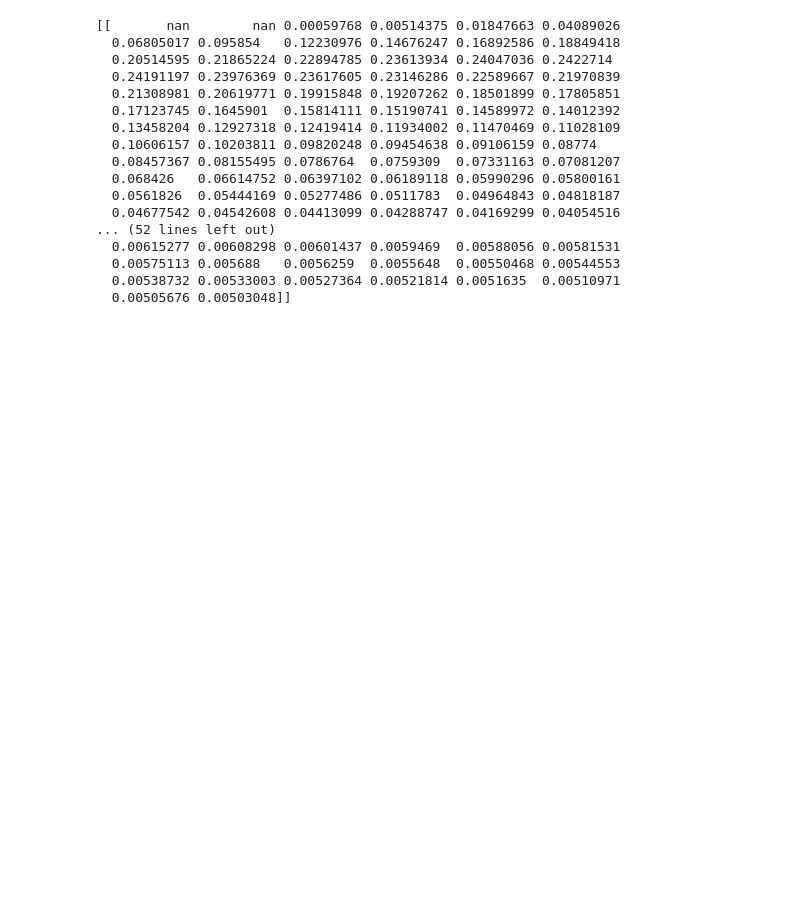
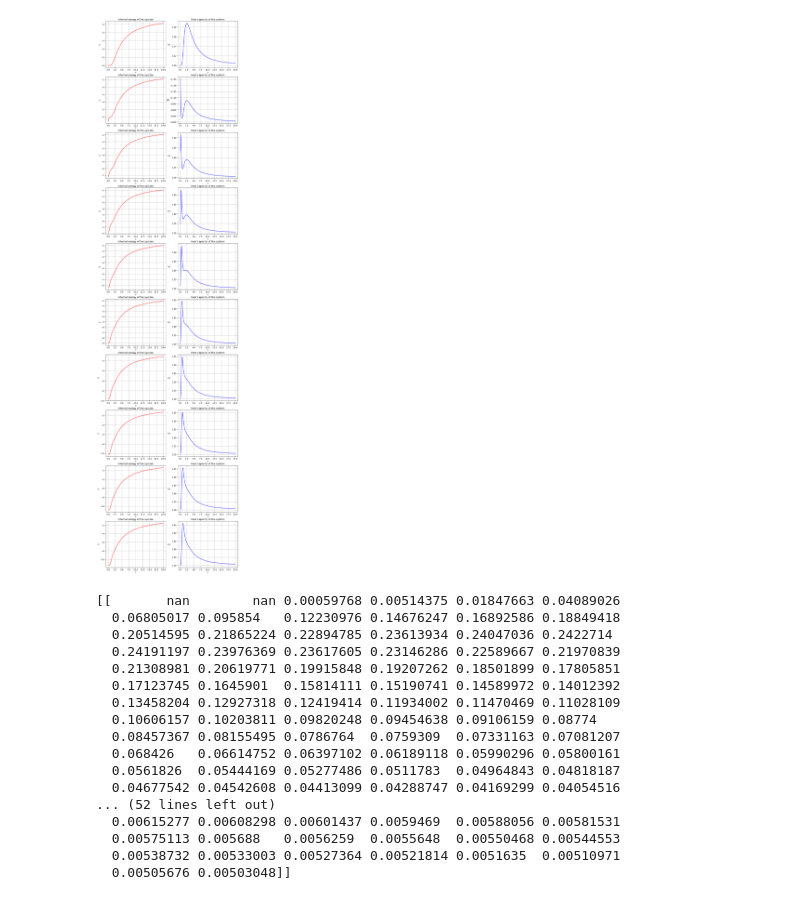
Before and after one commit to JedrekSt/PhaseTransitions, a Jupyter notebook: star_ising.ipynb, the cells around one changed output. Cells and saved outputs as stored; diff of their text form; code cells hidden in the pictures; blank space fills up the shorter version.

```diff
--- a/star_ising.ipynb
+++ b/star_ising.ipynb
@@ -117,3 +152,27 @@ plt.show()
+# %%
+fig = plt.figure(figsize = (12,50))
+J2s = np.arange(0,1,0.1)
+for j2 in range(len(J2s)):
+    model = Ising_sim_star_pbc(3,**{ "J" : 1, "J2" : J2s[j2]})
+    T,U,Cp = model.Get_data(**{"Tk" : 20})
+
+    ax = fig.add_subplot(len(J2s),2,2*j2+1)
+    ax.plot(T,U,color = "red",alpha = 0.5,lw = 3)
+    ax.set_xlabel("T")
+    ax.set_ylabel("U")
+    ax.set_title("Internal energy of the system")
+    ax.grid(True)
+
+    ax = fig.add_subplot(len(J2s),2,2*j2+2)
+    ax.plot(T,Cp,color = "blue", alpha = 0.5,lw = 3)
+    ax.set_xlabel("T")
+    ax.set_ylabel(r"$\frac{\partial U}{\partial T}$")
+    ax.set_title("Heat capacity of the system")
+    ax.grid(True)
+
+plt.show()
+# %% [output]
+[figure, added]
 # %%
 J2 = np.arange(0,1.1,0.05)
 U_ = []
```
Also changed, not shown: parts of 4 cells of this notebook, 1 other file.
